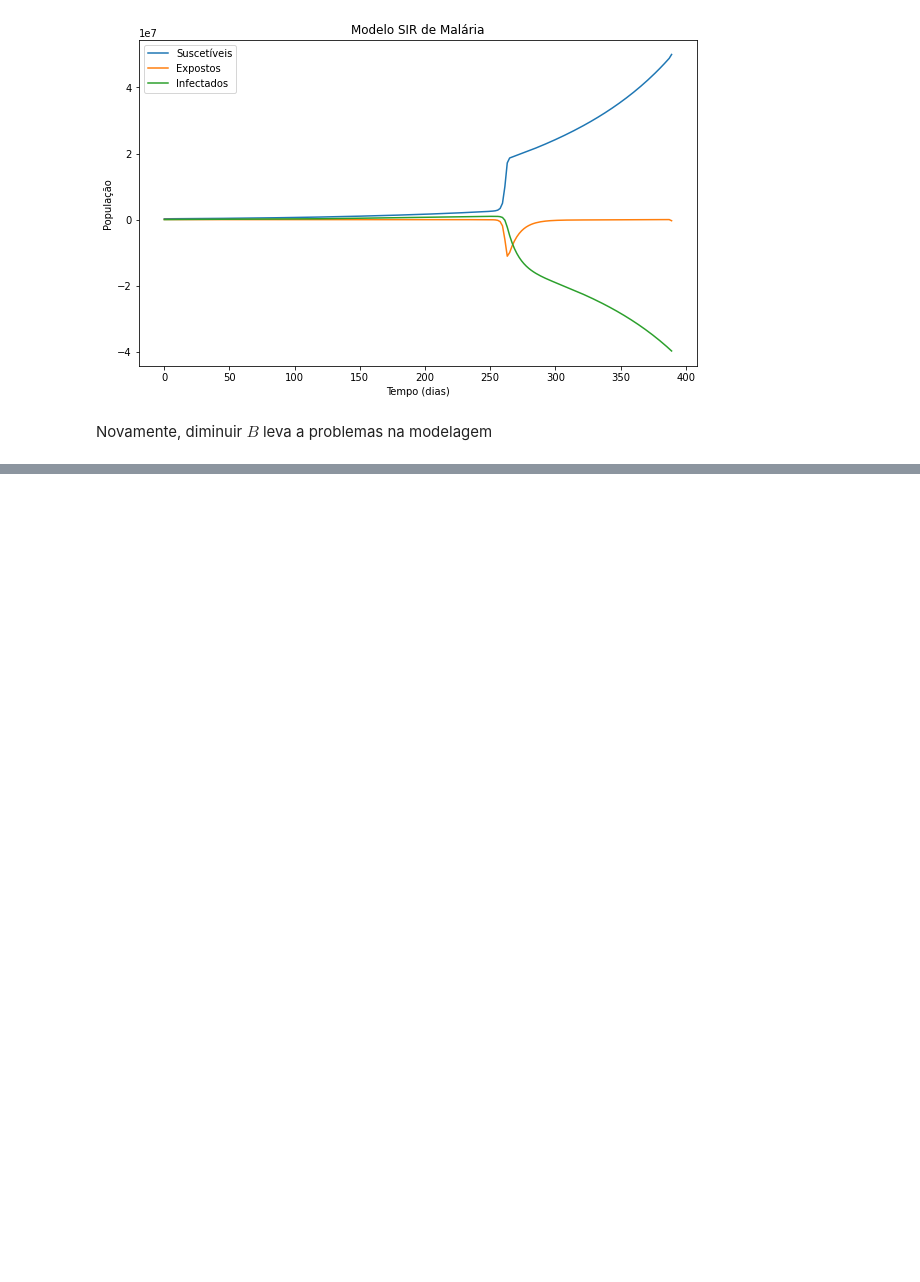
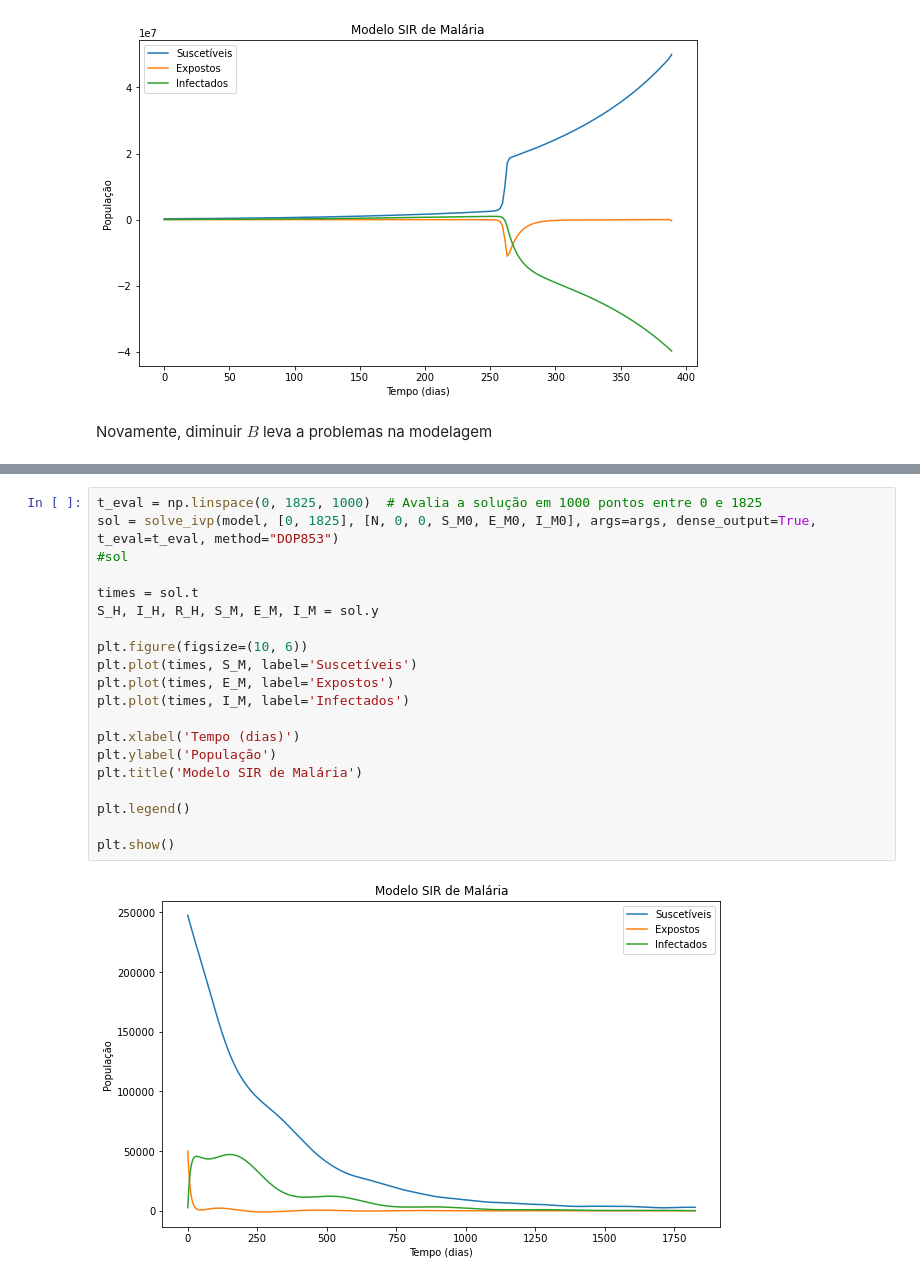
Before and after one commit to RaphaLevy/TCC, a Jupyter notebook: Discussão/Correcao_de_Modelagens_2.ipynb, the cells around one changed output, grey strips where cells are left out. Cells and saved outputs as stored; diff of their text form; blank space fills up the shorter version.

```diff
--- a/Discussão/Correcao_de_Modelagens_2.ipynb
+++ b/Discussão/Correcao_de_Modelagens_2.ipynb
@@ -1752,0 +1614,22 @@ Novamente, diminuir $B$ leva a problemas na modelagem
+# %%
+t_eval = np.linspace(0, 1825, 1000)  # Avalia a solução em 1000 pontos entre 0 e 1825
+sol = solve_ivp(model, [0, 1825], [N, 0, 0, S_M0, E_M0, I_M0], args=args, dense_output=True, t_eval=t_eval, method="DOP853")
+#sol
+
+times = sol.t
+S_H, I_H, R_H, S_M, E_M, I_M = sol.y
+
+plt.figure(figsize=(10, 6))
+plt.plot(times, S_M, label='Suscetíveis')
+plt.plot(times, E_M, label='Expostos')
+plt.plot(times, I_M, label='Infectados')
+
+plt.xlabel('Tempo (dias)')
+plt.ylabel('População')
+plt.title('Modelo SIR de Malária')
+
+plt.legend()
+
+plt.show()
+# %% [output]
+[figure, added]
```
Also changed, not shown: parts of 17 cells of this notebook.
